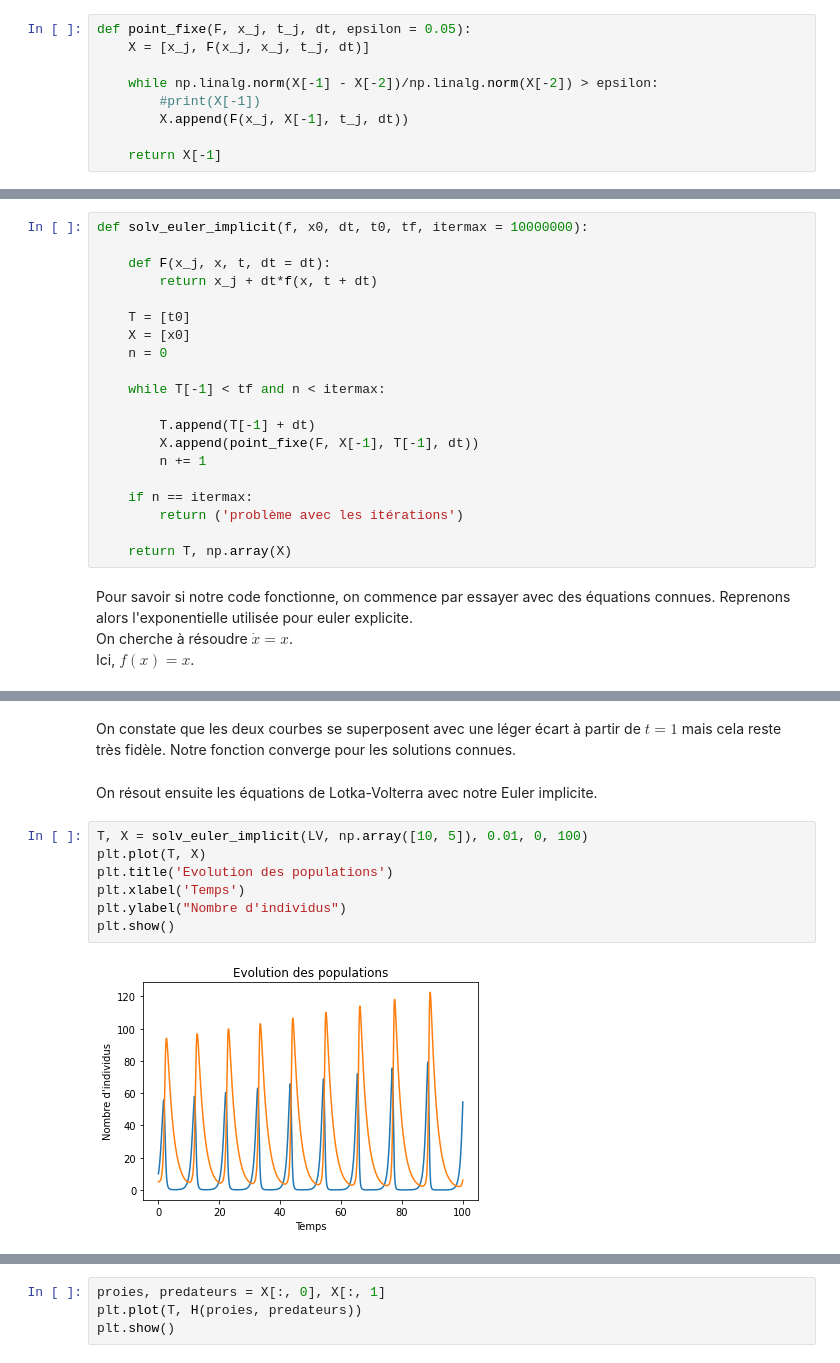
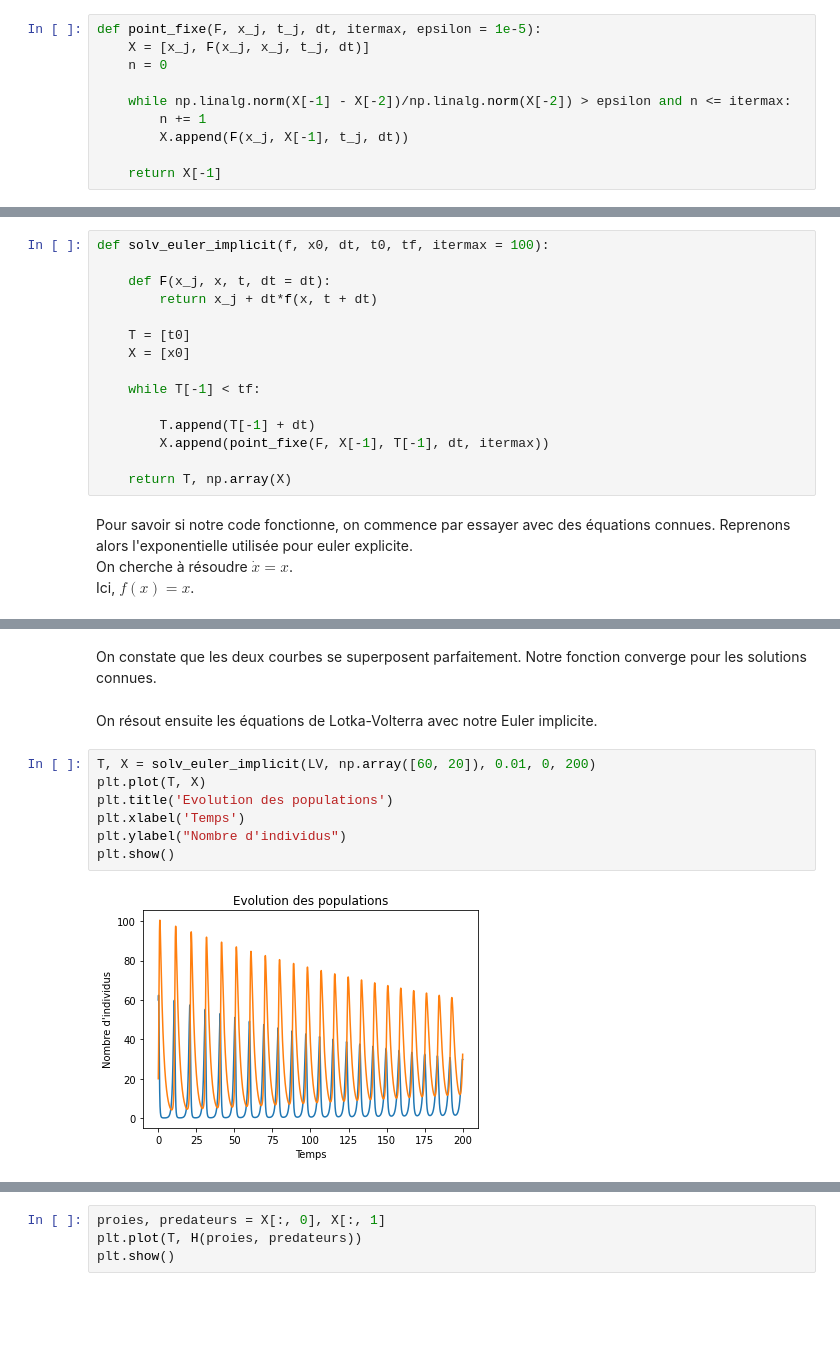
Before and after one commit to morganepicot/projet_maths_2, a Jupyter notebook: projet_numérique_2.ipynb, the cells around one changed output, grey strips where cells are left out. Saved outputs shown, nothing was run; the diff lists cells and outputs as text; blank space fills up the shorter version.

```diff
--- a/projet_numérique_2.ipynb
+++ b/projet_numérique_2.ipynb
@@ -261,34 +261,30 @@ Normalement, $H$ devrait rester constante ce qui n'est pas parfaitement le cas i
 # %% [markdown]
 On va maintenant utiliser la méthode Euler implicite pour déterminer les solutions du système. Pour cela, on commence par coder une fonction point fixe qui va nous permettre à chaque itération de trouver $x_{j+1}$.
 # %%
-def point_fixe(F, x_j, t_j, dt, epsilon = 0.05):
+def point_fixe(F, x_j, t_j, dt, itermax, epsilon = 1e-5):
     X = [x_j, F(x_j, x_j, t_j, dt)]
+    n = 0
 
-    while np.linalg.norm(X[-1] - X[-2])/np.linalg.norm(X[-2]) > epsilon:
-        #print(X[-1])
+    while np.linalg.norm(X[-1] - X[-2])/np.linalg.norm(X[-2]) > epsilon and n <= itermax:
+        n += 1
         X.append(F(x_j, X[-1], t_j, dt))
 
     return X[-1]
 # %% [markdown]
 Ce qui nous permet d'obtenir la fonction suivante :
 # %%
-def solv_euler_implicit(f, x0, dt, t0, tf, itermax = 10000000):
+def solv_euler_implicit(f, x0, dt, t0, tf, itermax = 100):
 
     def F(x_j, x, t, dt = dt):
         return x_j + dt*f(x, t + dt)
 
     T = [t0]
     X = [x0]
-    n = 0
 
-    while T[-1] < tf and n < itermax:
+    while T[-1] < tf:
 
         T.append(T[-1] + dt)
-        X.append(point_fixe(F, X[-1], T[-1], dt))
-        n += 1
-
-    if n == itermax:
-        return ('problème avec les itérations')
+        X.append(point_fixe(F, X[-1], T[-1], dt, itermax))
 
     return T, np.array(X)
 # %% [markdown]
@@ -305,14 +304,14 @@ plt.show()
 # %% [markdown]
-On constate que les deux courbes se superposent avec une léger écart à partir de $t = 1$ mais cela reste très fidèle. Notre fonction converge pour les solutions connues.
+On constate que les deux courbes se superposent parfaitement. Notre fonction converge pour les solutions connues.
 # %% [markdown]
 On résout ensuite les équations de Lotka-Volterra avec notre Euler implicite.
 # %%
-T, X = solv_euler_implicit(LV, np.array([10, 5]), 0.01, 0, 100)
+T, X = solv_euler_implicit(LV, np.array([60, 20]), 0.01, 0, 200)
 plt.plot(T, X)
 plt.title('Evolution des populations')
 plt.xlabel('Temps')
 plt.ylabel("Nombre d'individus")
 plt.show()
 # %% [output]
-[figure, old version]
+[figure, new version]
 # %% [markdown]
```
Also changed, not shown: parts of 13 cells of this notebook.
